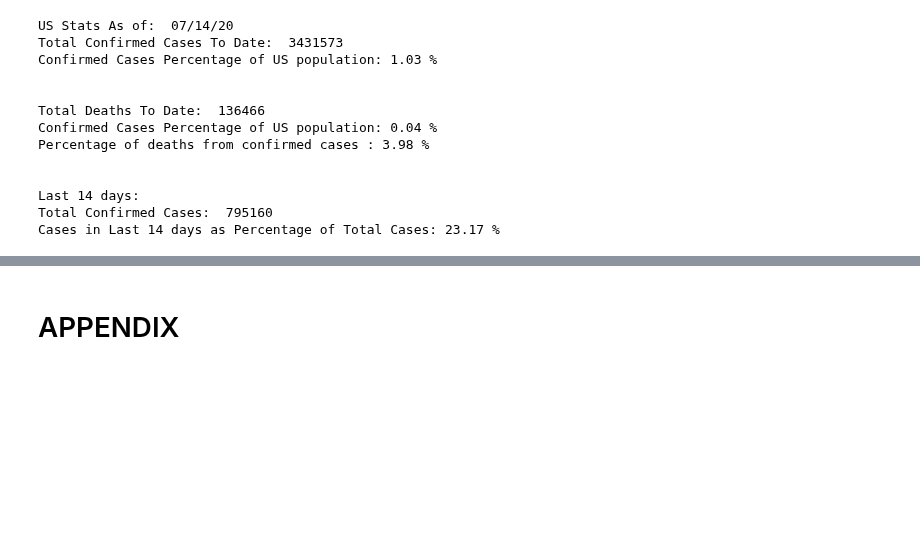
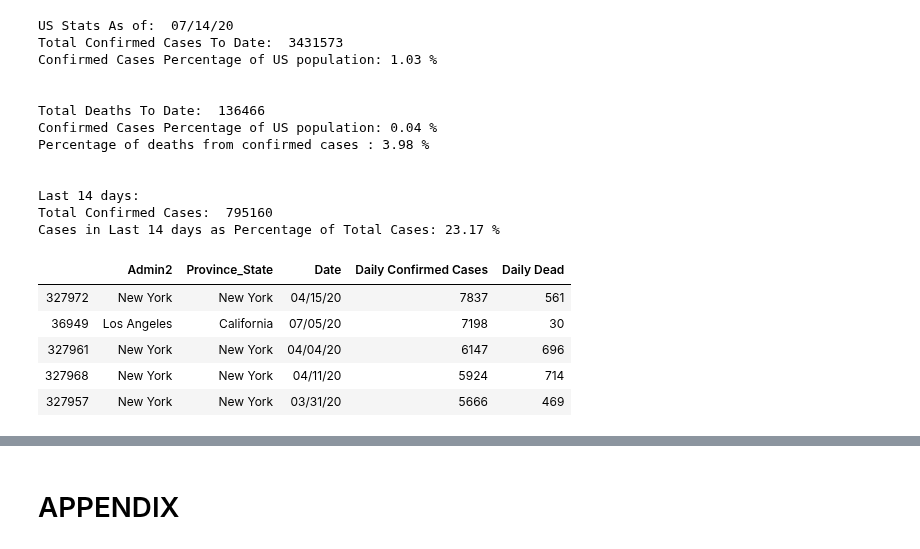
Before and after one commit to andrewcreates/DataScience-Projects, a Jupyter notebook: COVID-19/Pivot_function.ipynb, the cells around one changed output, grey strips where cells are left out. Saved outputs shown, nothing was run; the diff lists cells and outputs as text; code cells hidden in the pictures; blank space fills up the shorter version.

Commit message:
Added top daily increases by county and state

```diff
--- a/COVID-19/Pivot_function.ipynb
+++ b/COVID-19/Pivot_function.ipynb
@@ -82,3 +82,13 @@ Percentage of deaths from confirmed cases : 3.98 %
 Last 14 days:
 Total Confirmed Cases:  795160
 Cases in Last 14 days as Percentage of Total Cases: 23.17 %
+# %%
+#Top daily increases by county
+us_daily.sort_values(by=['Daily Confirmed Cases'], ascending = False)[['Admin2','Province_State','Date','Daily Confirmed Cases','Daily Dead']][0:5]
+# %% [output]
+|  | Admin2 | Province_State | Date | Daily Confirmed Cases | Daily Dead |
+| 327972 | New York | New York | 04/15/20 | 7837 | 561 |
+| 36949 | Los Angeles | California | 07/05/20 | 7198 | 30 |
+| 327961 | New York | New York | 04/04/20 | 6147 | 696 |
+| 327968 | New York | New York | 04/11/20 | 5924 | 714 |
+| 327957 | New York | New York | 03/31/20 | 5666 | 469 |
```
Also changed, not shown: parts of 1 cell of this notebook.
